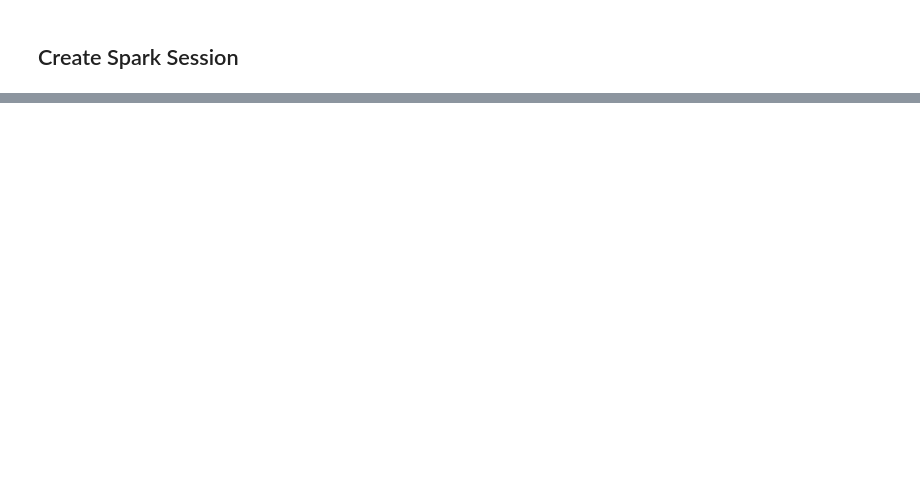
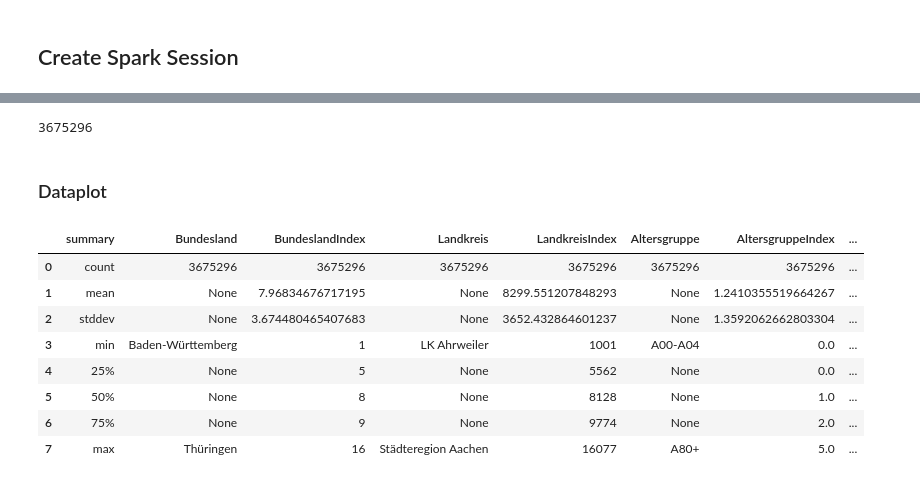
Before and after one commit to hschaeufler/DataScienceApplication, a Jupyter notebook: 03_Data_Understanding_B.ipynb, the cells around one changed output, grey strips where cells are left out. Drawn from its saved outputs; the diff is of its cells as text; code cells hidden in the pictures; blank space fills up the shorter version.

```diff
--- a/03_Data_Understanding_B.ipynb
+++ b/03_Data_Understanding_B.ipynb
@@ -47,0 +92,18 @@ print(df.printSchema())
+# %%
+df.count()
+# %% [output]
+3675296
+# %% [markdown]
+### Dataplot
+# %%
+printDf(df.summary())
+# %% [output]
+|  | summary | Bundesland | BundeslandIndex | Landkreis | LandkreisIndex | Altersgruppe | AltersgruppeIndex | ... |
+| 0 | count | 3675296 | 3675296 | 3675296 | 3675296 | 3675296 | 3675296 | ... |
+| 1 | mean | None | 7.96834676717195 | None | 8299.551207848293 | None | 1.2410355519664267 | ... |
+| 2 | stddev | None | 3.674480465407683 | None | 3652.432864601237 | None | 1.3592062662803304 | ... |
+| 3 | min | Baden-Württemberg | 1 | LK Ahrweiler | 1001 | A00-A04 | 0.0 | ... |
+| 4 | 25% | None | 5 | None | 5562 | None | 0.0 | ... |
+| 5 | 50% | None | 8 | None | 8128 | None | 1.0 | ... |
+| 6 | 75% | None | 9 | None | 9774 | None | 2.0 | ... |
+| 7 | max | Thüringen | 16 | Städteregion Aachen | 16077 | A80+ | 5.0 | ... |
```
Also changed, not shown: parts of 5 cells of this notebook, 1 other file.
